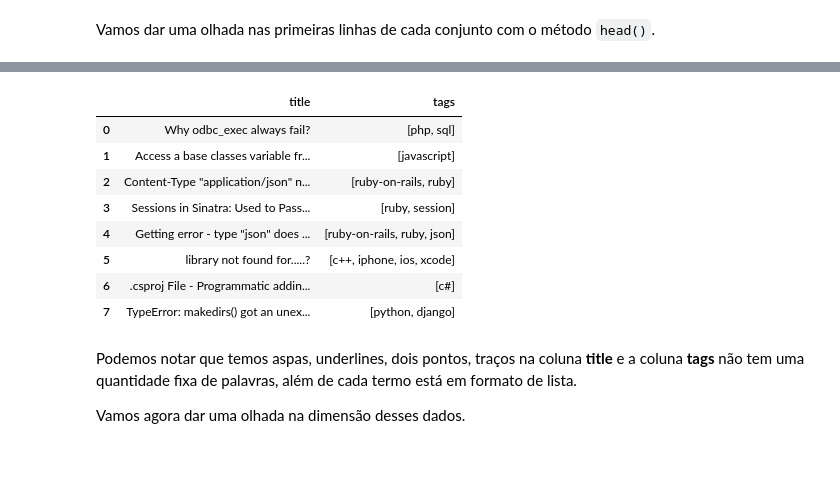
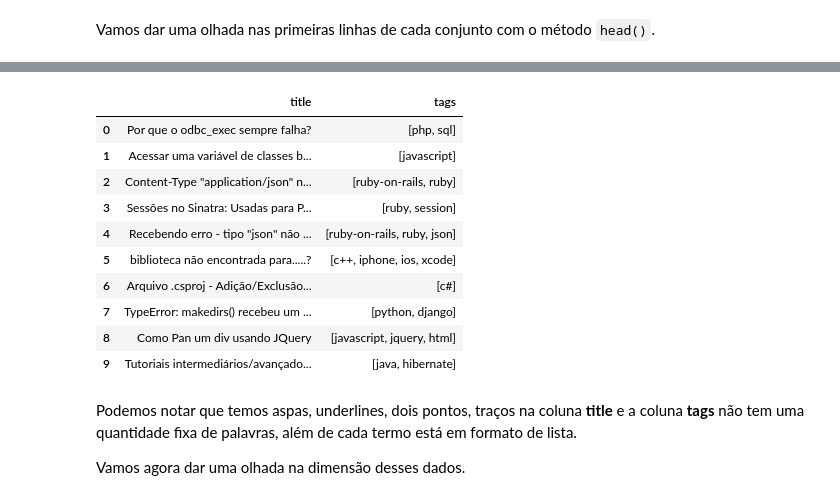
Before and after one commit to LuksJobs/previsao-pln, a Jupyter notebook: previsao_de_pln.ipynb, the cells around one changed output, grey strips where cells are left out. Cells and saved outputs as stored; diff of their text form; code cells hidden in the pictures; blank space fills up the shorter version.

```diff
--- a/previsao_de_pln.ipynb
+++ b/previsao_de_pln.ipynb
@@ -91,10 +91,13 @@ Vamos iniciar criando um função para importação dos dados. Nessa importaçã
 def read_data(filename):
 
     # importando o arquivo
-    data = pd.read_csv(filename, sep='\t')
+    data = pd.read_csv(filename,  sep="\t")
 
     # removendo as aspas que são importadas juntas
-    data['tags'] = data['tags'].apply(literal_eval)
+    #data['tags'] = data['tags'].apply(literal_eval)
+
+    # Tratamento dos valores NaN na coluna 'tags'
+    data["tags"] = data["tags"].apply(lambda x: literal_eval(x) if not pd.isna(x) else [])
 
     # retornando o arquivo
     return data
@@ -102,10 +105,16 @@ def read_data(filename):
 Agora vamos importar os dois arquivos.
 # %%
 # importando os dados de treino
-train = read_data('data/train.tsv')
+train = read_data('data/traiin.tsv')
+
+# Imprimir o DataFrame train
+#print(train.head())
 
 # importando os dados de validação
-validation = read_data('data/validation.tsv')
+validation = read_data('data/validatiion.tsv')
+
+# Imprimir o DataFrame validation
+#print(validation.head())
 # %% [markdown]
 Vamos dar uma olhada nas primeiras linhas de cada conjunto com o método `head()`.
 # %%
@@ -124,16 +135,18 @@ train.head(8)
 # %%
-# visualizando as primeiras 8 linhas do conjunto de arquivos validados
-validation.head(8)
+# visualizando as primeiras 10 linhas do conjunto de arquivos validados
+validation.head(10)
 # %% [output]
 |  | title | tags |
-| 0 | Why odbc_exec always fail? | [php, sql] |
-| 1 | Access a base classes variable fr... | [javascript] |
+| 0 | Por que o odbc_exec sempre falha? | [php, sql] |
+| 1 | Acessar uma variável de classes b... | [javascript] |
 | 2 | Content-Type "application/json" n... | [ruby-on-rails, ruby] |
-| 3 | Sessions in Sinatra: Used to Pass... | [ruby, session] |
-| 4 | Getting error - type "json" does ... | [ruby-on-rails, ruby, json] |
-| 5 | library not found for.....? | [c++, iphone, ios, xcode] |
-| 6 | .csproj File - Programmatic addin... | [c#] |
-| 7 | TypeError: makedirs() got an unex... | [python, django] |
+| 3 | Sessões no Sinatra: Usadas para P... | [ruby, session] |
+| 4 | Recebendo erro - tipo "json" não ... | [ruby-on-rails, ruby, json] |
+| 5 | biblioteca não encontrada para.....? | [c++, iphone, ios, xcode] |
+| 6 | Arquivo .csproj - Adição/Exclusão... | [c#] |
+| 7 | TypeError: makedirs() recebeu um ... | [python, django] |
+| 8 | Como Pan um div usando JQuery | [javascript, jquery, html] |
+| 9 | Tutoriais intermediários/avançado... | [java, hibernate] |
 # %% [markdown]
 Podemos notar que temos aspas, underlines, dois pontos, traços na coluna **title** e a coluna **tags** não tem uma quantidade fixa de palavras, além de cada termo está em formato de lista.
 
```
Also changed, not shown: parts of 12 cells of this notebook.
